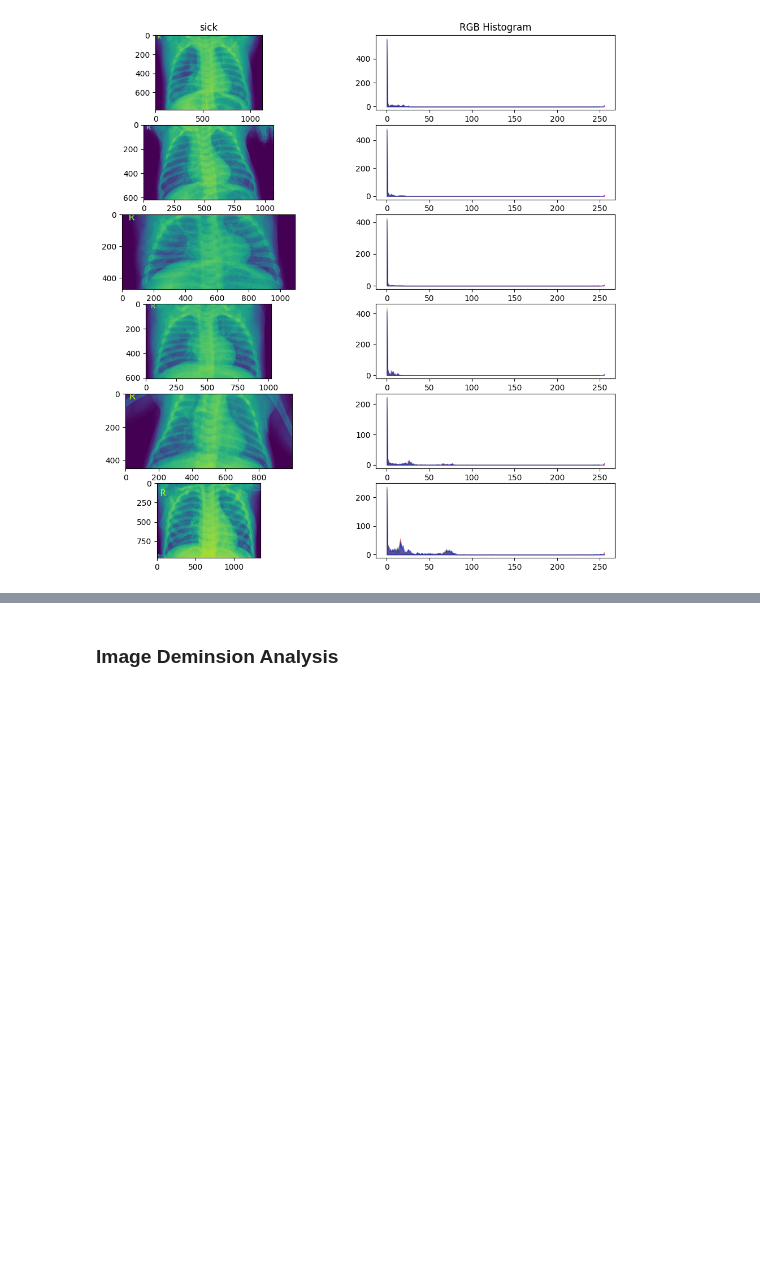
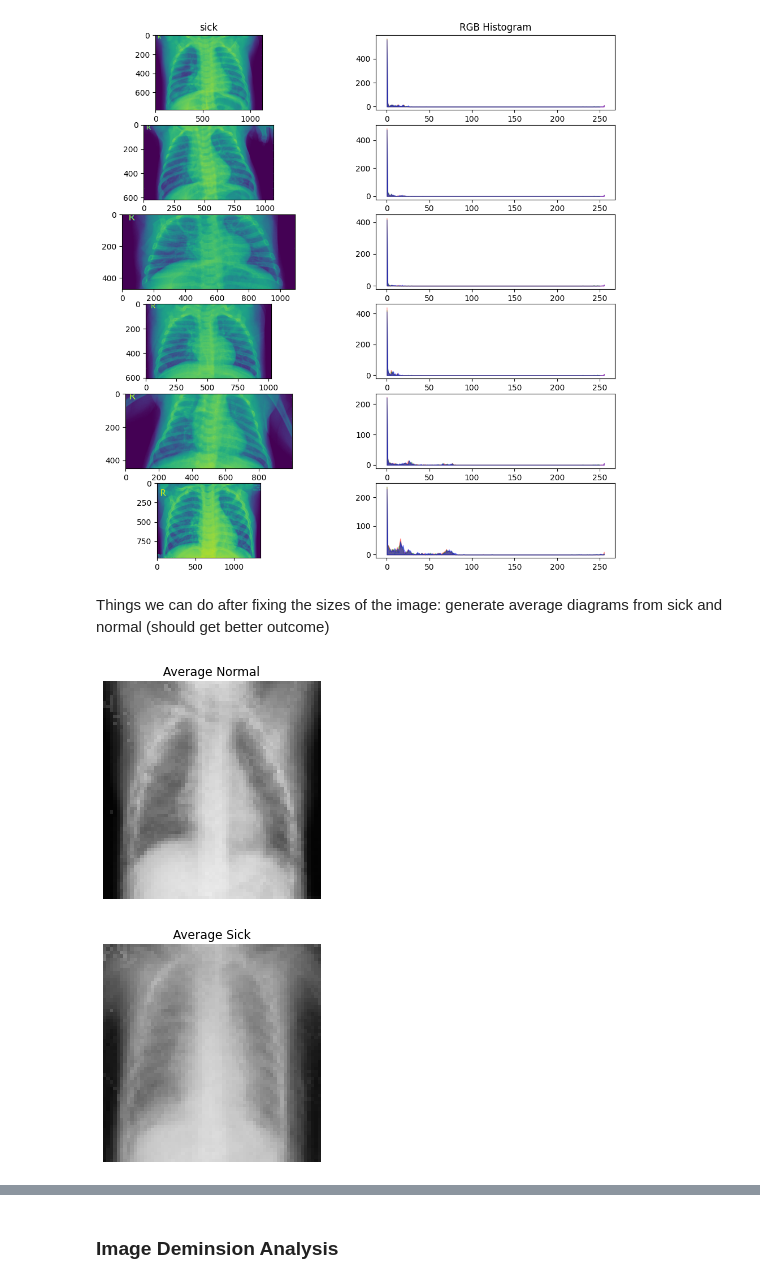
Before and after one commit to KelvinYQC/Covid_19_Classification, a Jupyter notebook: EDA/Hist_Comparison.ipynb, the cells around one changed output, grey strips where cells are left out. Saved outputs shown, nothing was run; the diff lists cells and outputs as text; code cells hidden in the pictures; blank space fills up the shorter version.

Commit message:
Added comparison graphs between average sick and normal

```diff
--- a/EDA/Hist_Comparison.ipynb
+++ b/EDA/Hist_Comparison.ipynb
@@ -87,3 +87,45 @@ for paths, label in [(train_images_normal[:6],"normal"), (test_images_sick[:6],
 # %% [output]
 [figure]
 [figure]
+# %% [markdown]
+Things we can do after fixing the sizes of the image: generate average diagrams from sick and normal (should get better outcome)
+# %%
+from tensorflow.keras.preprocessing import image
+
+# making n X m matrix
+def img2np(list_of_filename, size = (64, 64)):
+    # iterating through each file
+    for i,fn in enumerate(list_of_filename):
+        current_image = image.load_img(fn, target_size = size, color_mode = 'grayscale')
+        # covert image to a matrix
+        img_ts = image.img_to_array(current_image)
+        # turn that into a vector / 1D array
+        img_ts = [img_ts.ravel()]
+        try:
+            # concatenate different images
+            full_mat = np.concatenate((full_mat, img_ts))
+        except UnboundLocalError:
+            # if not assigned yet, assign one
+            full_mat = img_ts
+    return full_mat
+
+# run it on our folders
+normal_images = img2np(train_images_normal[:10])
+sick_images = img2np(train_images_sick[:10])
+# %%
+def find_mean_img(full_mat, title, size = (64, 64)):
+    # calculate the average
+    mean_img = np.mean(full_mat, axis = 0)
+    # reshape it back to a matrix
+    mean_img = mean_img.reshape(size)
+    plt.imshow(mean_img, vmin=0, vmax=255, cmap='Greys_r')
+    plt.title(f'Average {title}')
+    plt.axis('off')
+    plt.show()
+    return mean_img
+
+norm_mean = find_mean_img(normal_images, 'Normal')
+sick_mean = find_mean_img(sick_images, 'Sick')
+# %% [output]
+[figure, added]
+[figure, added]
```
Also changed, not shown: parts of 1 cell of this notebook, 1 other file.
